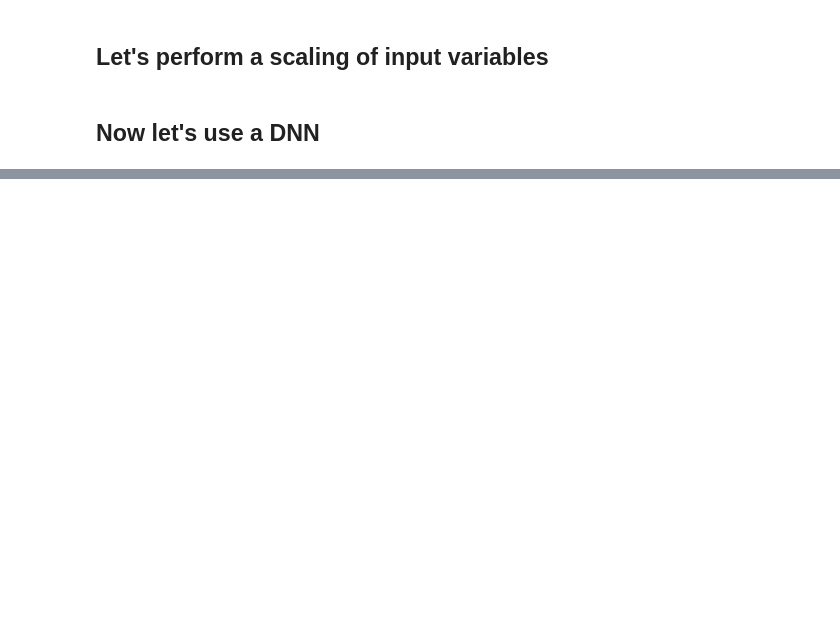
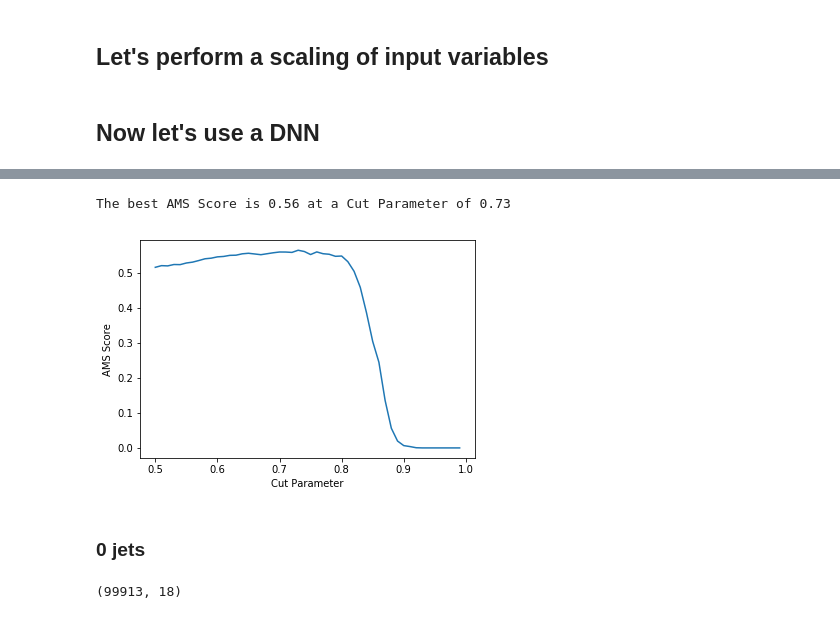
Before and after one commit to JustWhit3/higgs-decay-classification, a Jupyter notebook: Program.ipynb, the cells around one changed output, grey strips where cells are left out. Drawn from its saved outputs; the diff is of its cells as text; code cells hidden in the pictures; blank space fills up the shorter version.

```diff
--- a/Program.ipynb
+++ b/Program.ipynb
@@ -248,0 +359,5 @@ Mean absolute error: 0.17
+# %%
+standard_1jet = StandardScaler()
+standard_1jet.fit(X_1jet)
+X_1jet_standard = standard_1jet.transform(X_1jet)
+X_val_1jet_standard = standard_1jet.transform(X_val_1jet)
@@ -248,0 +368,19 @@ Mean absolute error: 0.17
+# %%
+model_3 = Sequential()
+l1_lambda = 0.0001
+dropout=0.2
+model_3.add(Dense(units=128, activation='relu', kernel_regularizer=l1(l1_lambda), input_dim=22))
+model_3.add(Dropout(dropout))
+model_3.add(Dense(units=64, activation='relu', kernel_regularizer=l1(l1_lambda)))
+model_3.add(Dropout(dropout))
+model_3.add(Dense(units=32, activation='relu', kernel_regularizer=l1(l1_lambda)))
+model_3.add(Dropout(dropout))
+model_3.add(Dense(units=16, activation='relu', kernel_regularizer=l1(l1_lambda)))
+model_3.add(Dropout(dropout))
+model_3.add(Dense(units=8, activation='relu', kernel_regularizer=l1(l1_lambda)))
+model_3.add(Dropout(dropout))
+model_3.add(Dense(units=4, activation='relu', kernel_regularizer=l1(l1_lambda)))
+model_3.add(Dropout(dropout))
+model_3.add(Dense(units=2, activation='softmax'))
+
+model_3.summary()
@@ -248,0 +405,16 @@ Mean absolute error: 0.17
+# %%
+model_3.compile(optimizer='adagrad', #adagrad is the best one for this classification.
+              loss='categorical_crossentropy', #This seems one of the best loss function.
+              metrics=['accuracy'])
+# %%
+history_3 = model_3.fit(X_1jet_standard, y_train_1jet, batch_size=512, epochs=100, verbose=1,
+                  validation_data=(X_val_1jet_standard, y_val_1jet))
+
+y_pred_3 = model_3.predict(X_val_1jet_standard)
+# %%
+plot_AMS(y_pred_3, y_val_1jet, weights_1jet)
+# %% [output]
+The best AMS Score is 0.56 at a Cut Parameter of 0.73
+[figure, added]
+# %% [markdown]
+### 0 jets
@@ -248,0 +426,4 @@ Mean absolute error: 0.17
+# %%
+X_0jets.shape
+# %% [output]
+(99913, 18)
```
Also changed, not shown: parts of 51 cells of this notebook.
